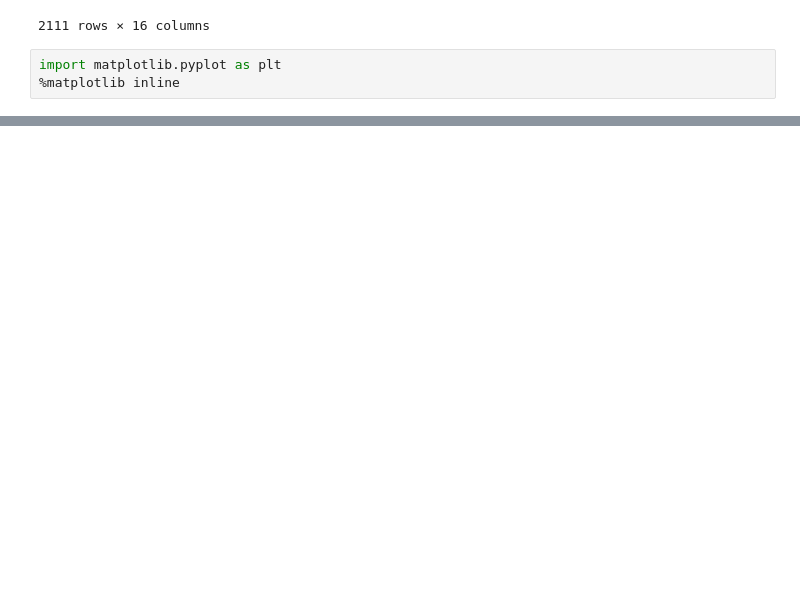
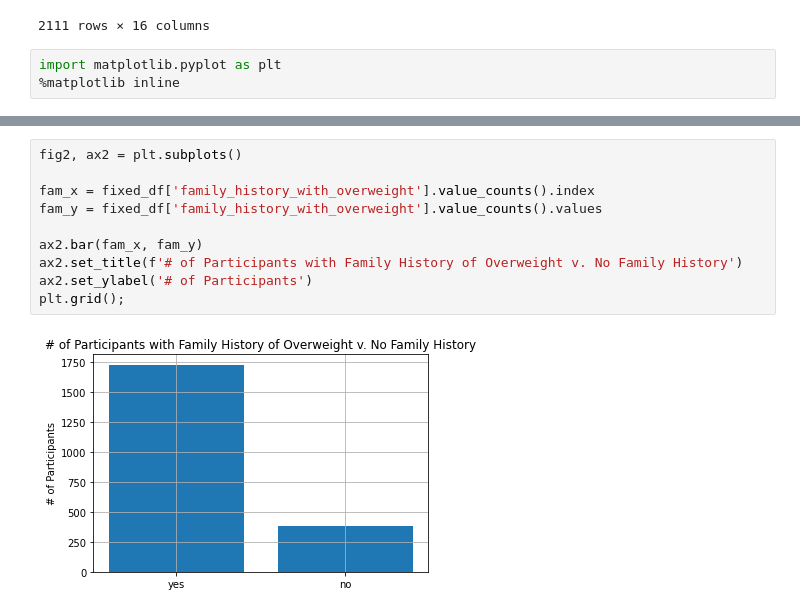
Before and after one commit to cdlc01/bmi_prediction, a Jupyter notebook: Obesity Data Analysis.ipynb, the cells around one changed output, grey strips where cells are left out. Drawn from its saved outputs; the diff is of its cells as text; blank space fills up the shorter version.

```diff
--- a/Obesity Data Analysis.ipynb
+++ b/Obesity Data Analysis.ipynb
@@ -54,0 +62,12 @@ ax.set_ylabel('# of Participants');
+# %%
+fig2, ax2 = plt.subplots()
+
+fam_x = fixed_df['family_history_with_overweight'].value_counts().index
+fam_y = fixed_df['family_history_with_overweight'].value_counts().values
+
+ax2.bar(fam_x, fam_y)
+ax2.set_title(f'# of Participants with Family History of Overweight v. No Family History')
+ax2.set_ylabel('# of Participants')
+plt.grid();
+# %% [output]
+[figure, added]
```
Also changed, not shown: parts of 5 cells of this notebook.
